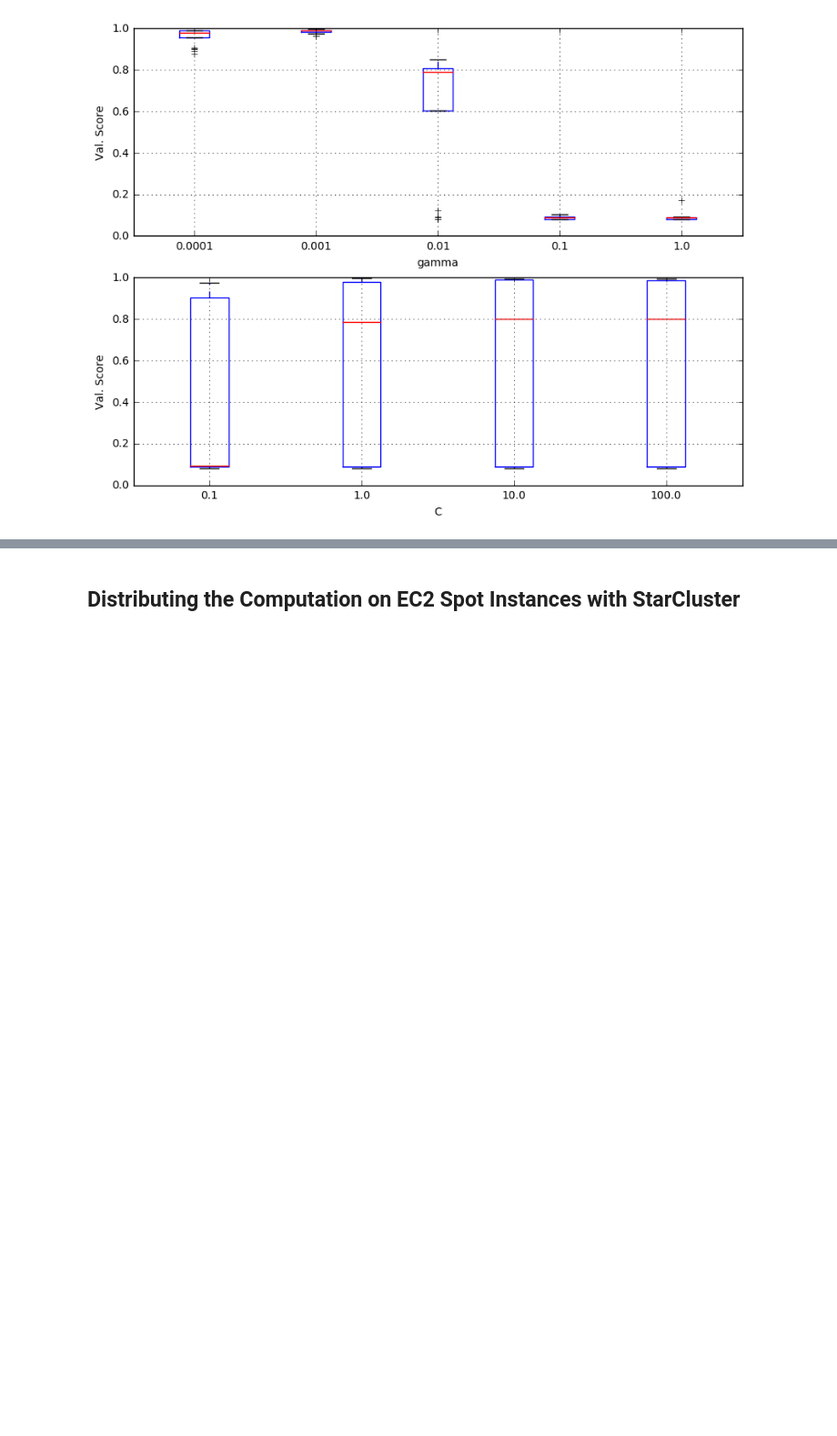
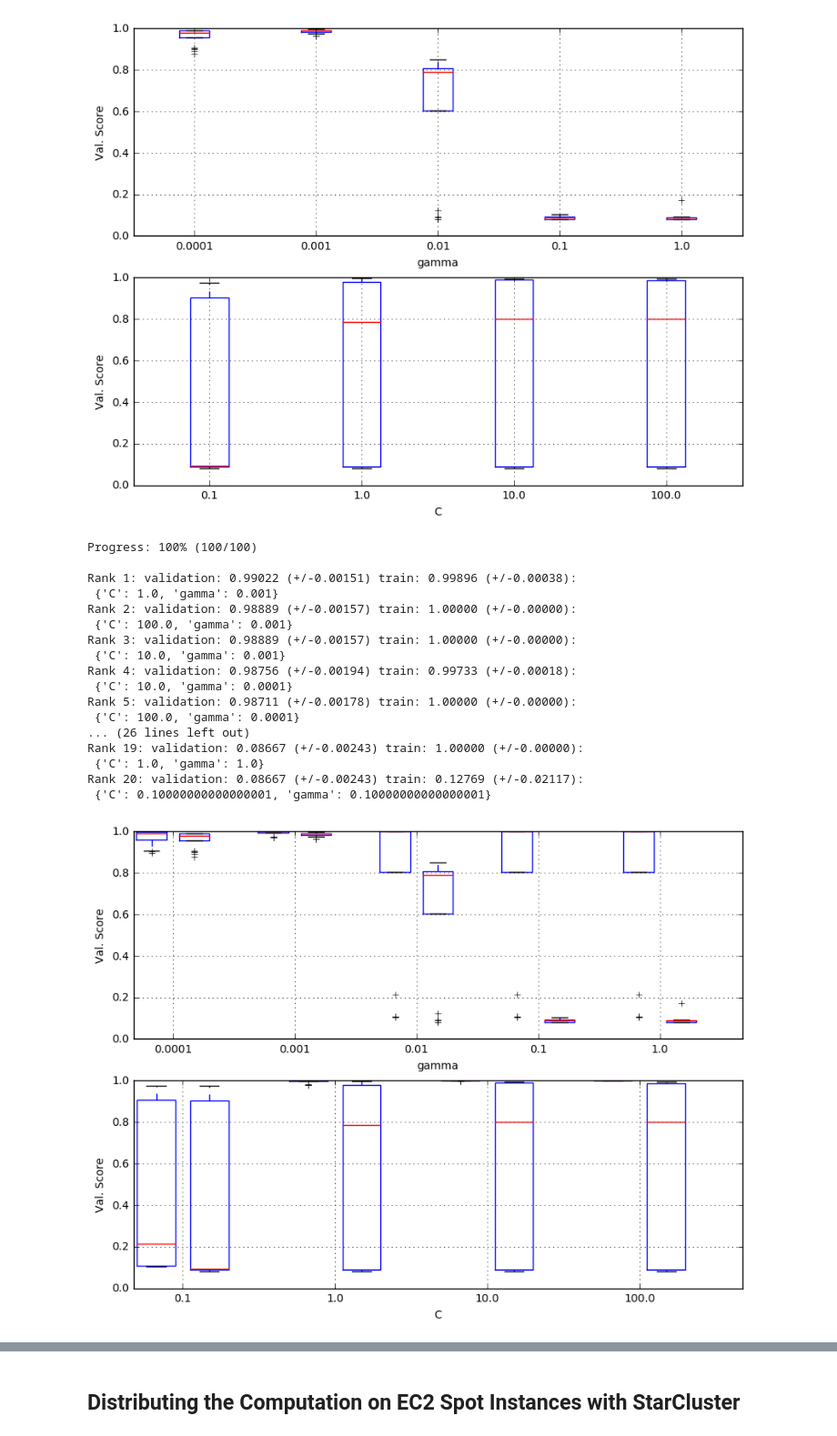
Before and after one commit to physhik/parallel_ml_tutorial, a Jupyter notebook: notebooks/06 - Distributed Model Selection and Assessment.ipynb, the cells around one changed output, grey strips where cells are left out. Shown at 91% size. Drawn from its saved outputs; the diff is of its cells as text; code cells hidden in the pictures; blank space fills up the shorter version.

```diff
--- a/notebooks/06 - Distributed Model Selection and Assessment.ipynb
+++ b/notebooks/06 - Distributed Model Selection and Assessment.ipynb
@@ -871,0 +874,22 @@ Rank 5: validation: 0.98711 (+/-0.00178) train: 1.00000 (+/-0.00000):
+# %%
+print(search.report(n_top=100))
+search.boxplot_parameters(display_train=True)
+# %% [output]
+Progress: 100% (100/100)
+
+Rank 1: validation: 0.99022 (+/-0.00151) train: 0.99896 (+/-0.00038):
+ {'C': 1.0, 'gamma': 0.001}
+Rank 2: validation: 0.98889 (+/-0.00157) train: 1.00000 (+/-0.00000):
+ {'C': 100.0, 'gamma': 0.001}
+Rank 3: validation: 0.98889 (+/-0.00157) train: 1.00000 (+/-0.00000):
+ {'C': 10.0, 'gamma': 0.001}
+Rank 4: validation: 0.98756 (+/-0.00194) train: 0.99733 (+/-0.00018):
+ {'C': 10.0, 'gamma': 0.0001}
+Rank 5: validation: 0.98711 (+/-0.00178) train: 1.00000 (+/-0.00000):
+ {'C': 100.0, 'gamma': 0.0001}
+... (26 lines left out)
+Rank 19: validation: 0.08667 (+/-0.00243) train: 1.00000 (+/-0.00000):
+ {'C': 1.0, 'gamma': 1.0}
+Rank 20: validation: 0.08667 (+/-0.00243) train: 0.12769 (+/-0.02117):
+ {'C': 0.10000000000000001, 'gamma': 0.10000000000000001}
+[figure, added]
```
Also changed, not shown: parts of 9 cells of this notebook, 2 other files.
